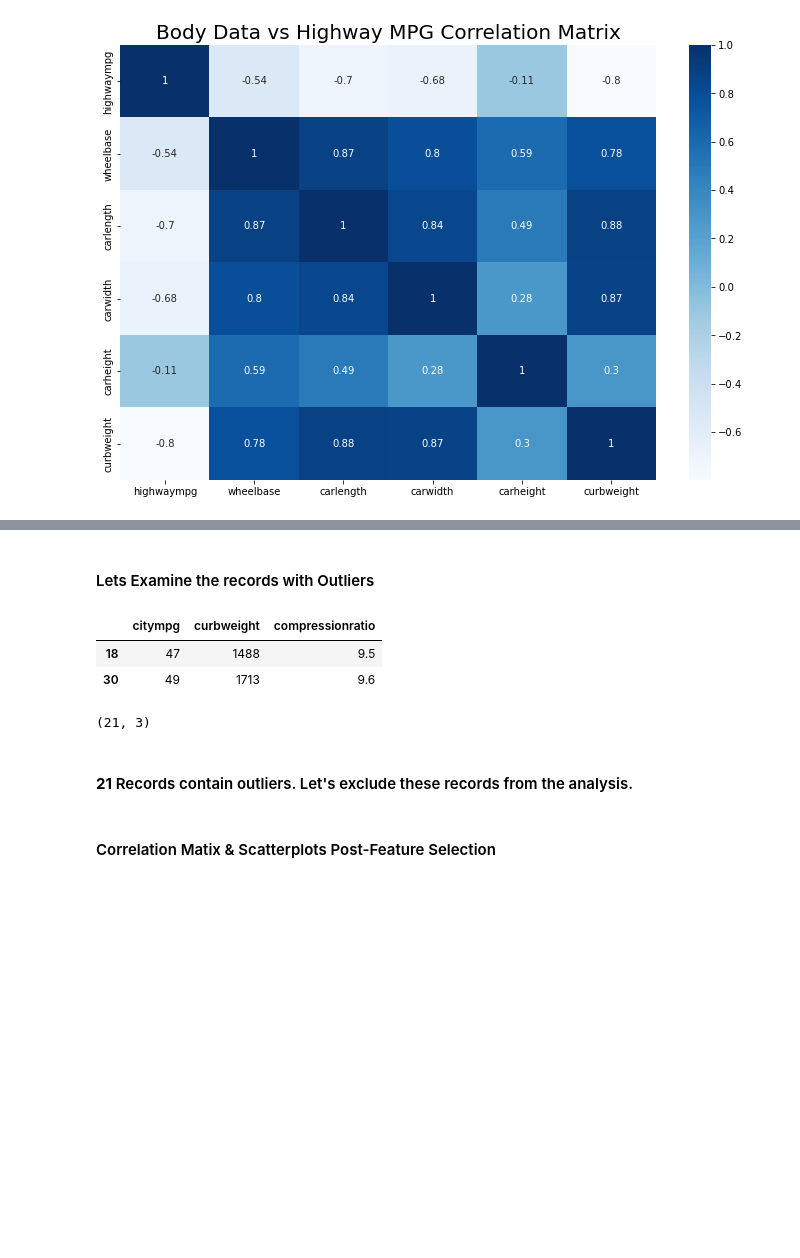
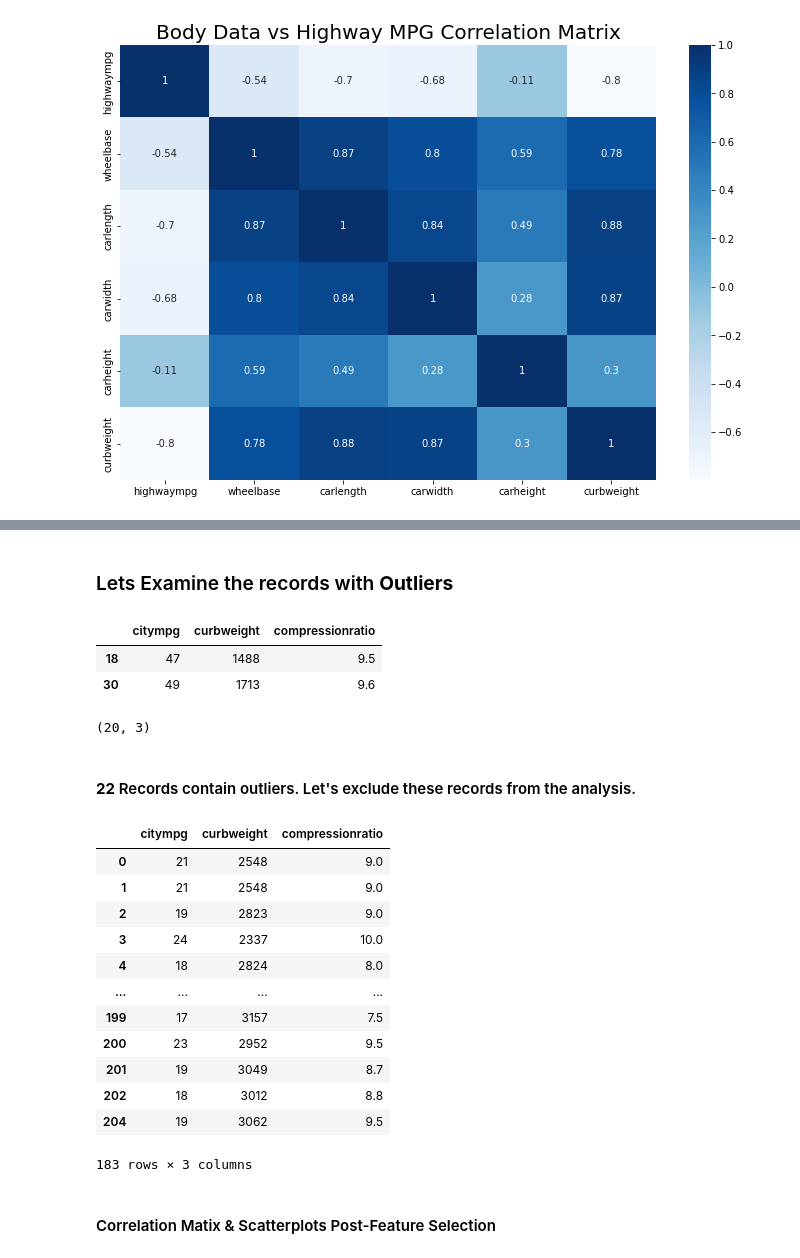
Before and after one commit to ShaneJett-DS/car_price_prediction, a Jupyter notebook: car_prediction.ipynb, the cells around one changed output, grey strips where cells are left out. Saved outputs shown, nothing was run; the diff lists cells and outputs as text; code cells hidden in the pictures; blank space fills up the shorter version.

```diff
--- a/car_prediction.ipynb
+++ b/car_prediction.ipynb
@@ -233,3 +248,3 @@ plt.show()
 # %% [markdown]
-#### Lets Examine the records with Outliers
+### Lets Examine the records with **Outliers**
 # %%
@@ -239,11 +255,33 @@ model_data.loc[model_data["citympg"] > 45, :]
 | 18 | 47 | 1488 | 9.5 |
 | 30 | 49 | 1713 | 9.6 |
 # %%
-model_data.loc[model_data["compressionratio"] > 11, :].shape
+outlier_1 = model_data.loc[model_data["compressionratio"] > 12, :]
+outlier_1.shape
 # %% [output]
-(21, 3)
+(20, 3)
 # %% [markdown]
-#### **21** Records contain outliers. Let's exclude these records from the analysis.
+#### **22** Records contain outliers. Let's exclude these records from the analysis.
+# %%
+outlier_df = pd.concat([outlier, outlier_1])
+#outlier_df.shape
+
+
+model_data1 = model_data.drop(outlier_df.index)
+model_data1
+# %% [output]
+|  | citympg | curbweight | compressionratio |
+| 0 | 21 | 2548 | 9.0 |
+| 1 | 21 | 2548 | 9.0 |
+| 2 | 19 | 2823 | 9.0 |
+| 3 | 24 | 2337 | 10.0 |
+| 4 | 18 | 2824 | 8.0 |
+| ... | ... | ... | ... |
+| 199 | 17 | 3157 | 7.5 |
+| 200 | 23 | 2952 | 9.5 |
+| 201 | 19 | 3049 | 8.7 |
+| 202 | 18 | 3012 | 8.8 |
+| 204 | 19 | 3062 | 9.5 |
+183 rows × 3 columns
 # %% [markdown]
 #### Correlation Matix & Scatterplots Post-Feature Selection
 # %%
```
Also changed, not shown: parts of 14 cells of this notebook.
